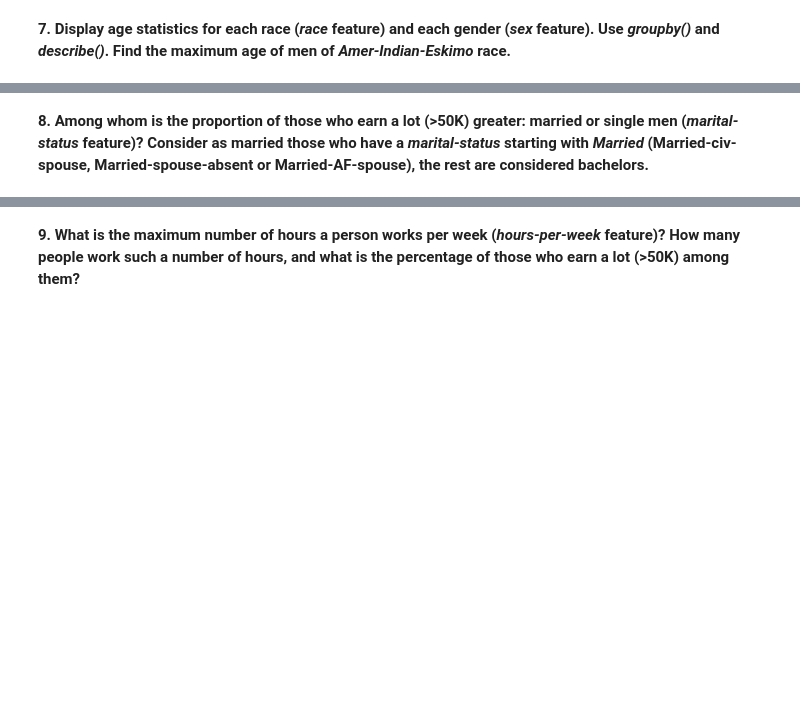
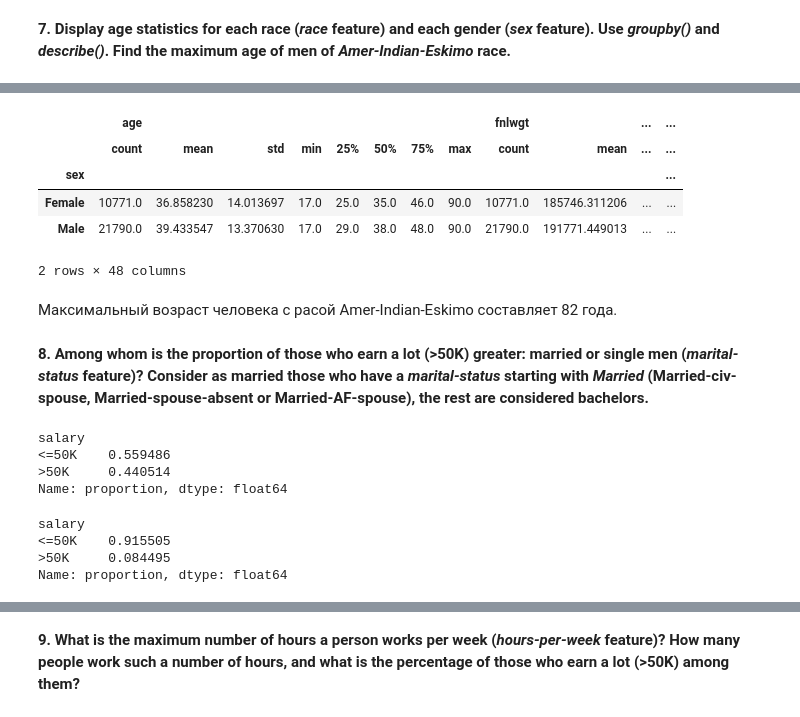
Before and after one commit to IvanSvyatykh/mlcourse, a Jupyter notebook: a1-demo-pandas-and-uci-adult-dataset.ipynb, the cells around one changed output, grey strips where cells are left out. Saved outputs shown, nothing was run; the diff lists cells and outputs as text; code cells hidden in the pictures; blank space fills up the shorter version.

```diff
--- a/a1-demo-pandas-and-uci-adult-dataset.ipynb
+++ b/a1-demo-pandas-and-uci-adult-dataset.ipynb
@@ -60,2 +116,13 @@ data.head()
+# %%
+data.groupby("sex").describe()
+# %% [output]
+|  | age |  |  |  |  |  |  |  | fnlwgt |  | ... | ... |
+|  | count | mean | std | min | 25% | 50% | 75% | max | count | mean | ... | ... |
+| sex |  |  |  |  |  |  |  |  |  |  |  | ... |
+| Female | 10771.0 | 36.858230 | 14.013697 | 17.0 | 25.0 | 35.0 | 46.0 | 90.0 | 10771.0 | 185746.311206 | ... | ... |
+| Male | 21790.0 | 39.433547 | 13.370630 | 17.0 | 29.0 | 38.0 | 48.0 | 90.0 | 21790.0 | 191771.449013 | ... | ... |
+2 rows × 48 columns
+# %% [markdown]
+Максимальный возраст человека с расой Amer-Indian-Eskimo составляет 82 года.
 # %% [markdown]
 **8. Among whom is the proportion of those who earn a lot (>50K) greater: married or single men (*marital-status* feature)? Consider as married those who have a *marital-status* starting with *Married* (Married-civ-spouse, Married-spouse-absent or Married-AF-spouse), the rest are considered bachelors.**
@@ -63,0 +129,18 @@ data.head()
+# %%
+data[(data["sex"] == "Male") & (data["marital-status"].str.startswith("Married"))][
+    "salary"
+].value_counts(normalize=True)
+# %% [output]
+salary
+<=50K    0.559486
+>50K     0.440514
+Name: proportion, dtype: float64
+# %%
+data[(data["sex"] == "Male") & ~(data["marital-status"].str.startswith("Married"))][
+    "salary"
+].value_counts(normalize=True)
+# %% [output]
+salary
+<=50K    0.915505
+>50K     0.084495
+Name: proportion, dtype: float64
```
Also changed, not shown: parts of 25 cells of this notebook.
